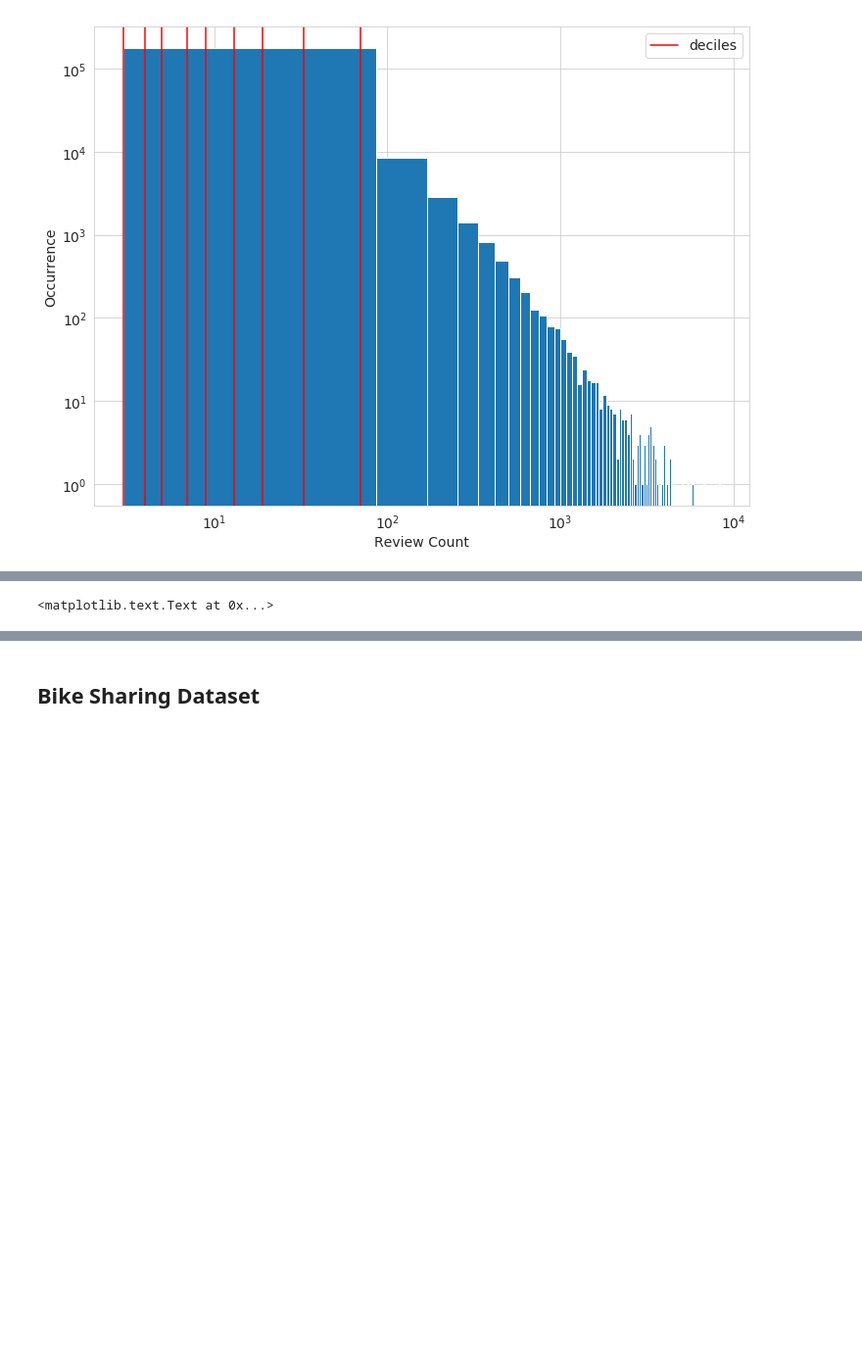
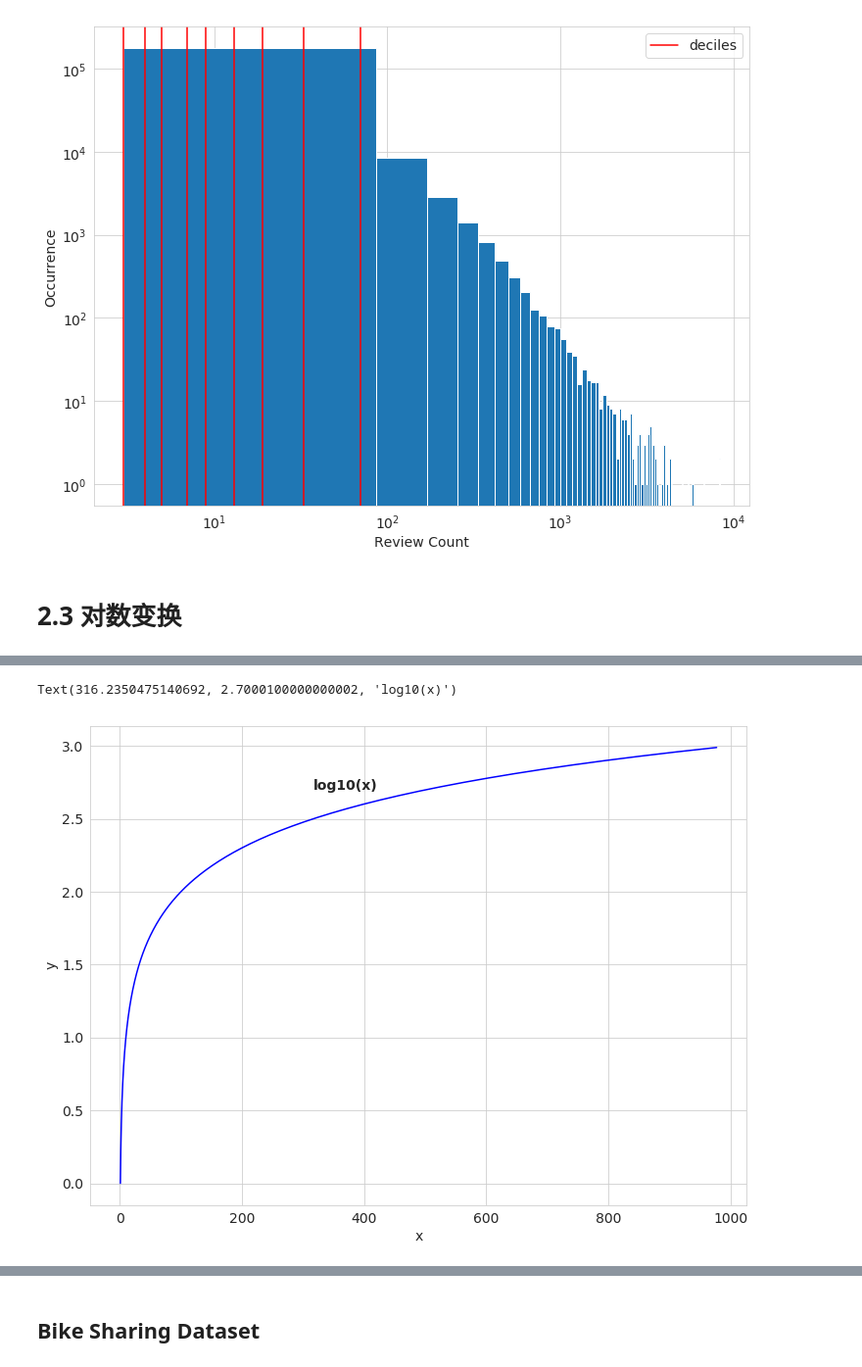
Before and after one commit to LearningChanging/feature-engineering-book, a Jupyter notebook: 02.03-06_Counts.ipynb, the cells around one changed output, grey strips where cells are left out. Shown at 98% size. Cells and saved outputs as stored; diff of their text form; code cells hidden in the pictures; blank space fills up the shorter version.

```diff
--- a/02.03-06_Counts.ipynb
+++ b/02.03-06_Counts.ipynb
@@ -110 +108,3 @@ import numpy as np
+# %% [markdown]
+# 2.3 对数变换
 # %%
@@ -111,9 +112,10 @@ import numpy as np
 y = np.arange(0.00001, 3, 0.01)
 x = np.power(10, y)
 # %%
-fig, ax = plt.subplots()
+fig, ax = plt.subplots(figsize=(12, 9))
 plt.plot(x, y, 'b')
 ax.tick_params(labelsize=14)
 ax.set_xlabel('x', fontsize=14)
-ax.set_ylabel('log10(x)', fontsize=14)
+ax.set_ylabel('y', fontsize=14)
+ax.text(x[250], y[250] + 0.2, 'log10(x)', fontsize=14, fontweight='bold')
 # %% [output]
@@ -122,2 +122,3 @@ ax.set_ylabel('log10(x)', fontsize=14)
-<matplotlib.text.Text at 0x...>
+Text(316.2350475140692, 2.7000100000000002, 'log10(x)')
+[figure, added]
 # %%
```
Also changed, not shown: parts of 12 cells of this notebook, 1 other file.
